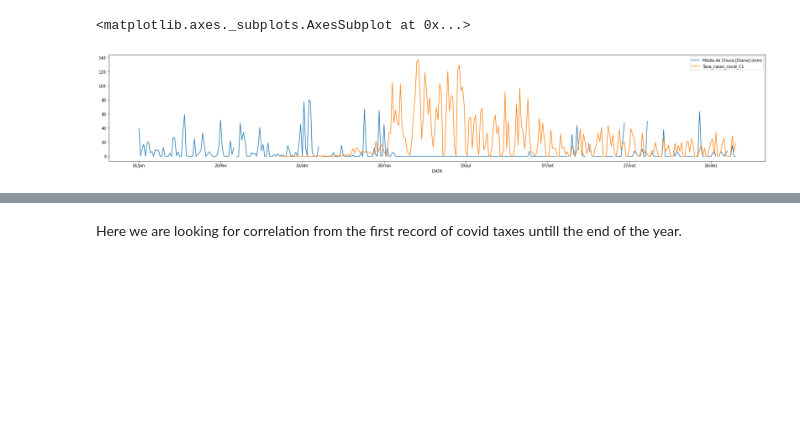
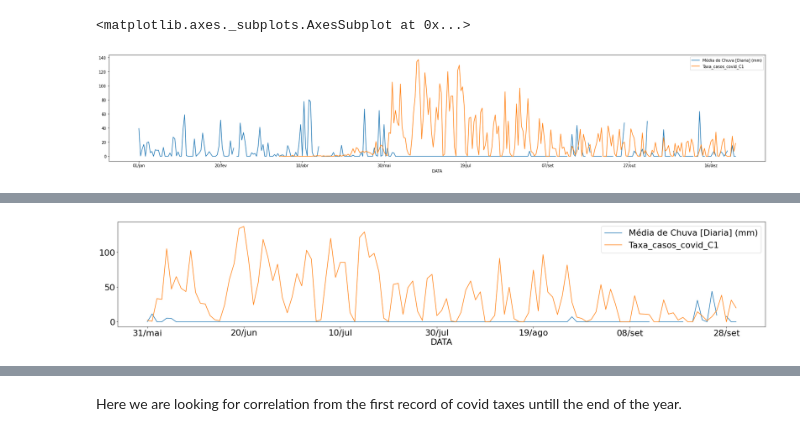
Before and after one commit to arturossouza/UNISINOS-Colabs, a Jupyter notebook: Métodos_Matemáticos_Trabalho_Final.ipynb, the cells around one changed output, grey strips where cells are left out. Drawn from its saved outputs; the diff is of its cells as text; code cells hidden in the pictures; blank space fills up the shorter version.

```diff
--- a/Métodos_Matemáticos_Trabalho_Final.ipynb
+++ b/Métodos_Matemáticos_Trabalho_Final.ipynb
@@ -115,0 +151,4 @@ c4_clean_df.plot(kind="line", figsize=(30, 5), x="DATA", y=["Média de Chuva [Di
+# %%
+c1_sliced_df = slice_period(c1_clean_df, "30/mai", "30/set")
+# %% [output]
+[figure, added]
```
Also changed, not shown: parts of 9 cells of this notebook.
